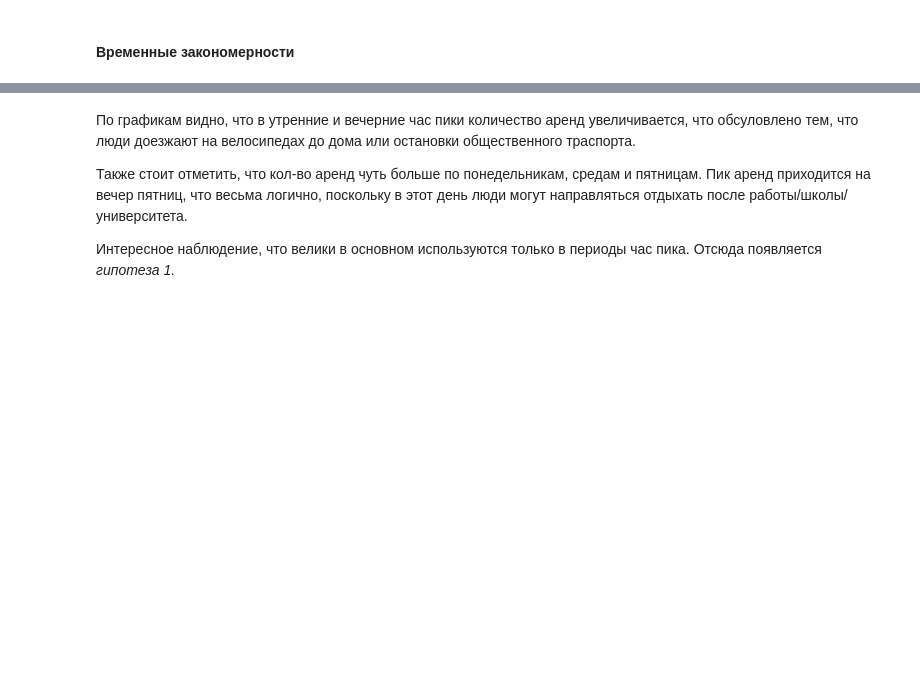
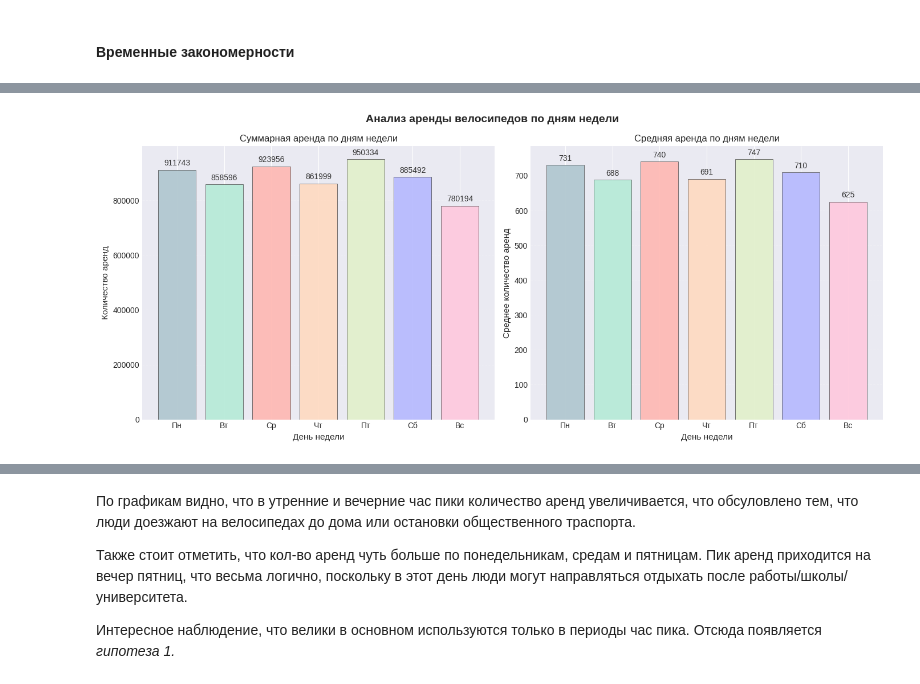
Before and after one commit to Elisavetasa/Statistics-in-Data-Analysis, a Jupyter notebook: Part 2/Равезд_анализ.ipynb, the cells around one changed output, grey strips where cells are left out. Cells and saved outputs as stored; diff of their text form; code cells hidden in the pictures; blank space fills up the shorter version.

```diff
--- a/Part 2/Равезд_анализ.ipynb
+++ b/Part 2/Равезд_анализ.ipynb
@@ -388,0 +479,71 @@ plt.show()
+# %%
+plt.figure(figsize=(14, 6))
+plt.suptitle('Анализ аренды велосипедов по дням недели', fontsize=14, fontweight='bold')
+
+
+df['Date_dt'] = pd.to_datetime(df['Date'], format='%d/%m/%Y')
+df['DayOfWeek'] = df['Date_dt'].dt.dayofweek
+
+weekday_labels = ['Пн', 'Вт', 'Ср', 'Чт', 'Пт', 'Сб', 'Вс']
+
+pastel_bar_colors = [
+    '#AEC6CF',
+    '#B5EAD7',
+    '#FFB7B2',
+    '#FFDAC1',
+    '#E2F0CB',
+    '#B5B8FF',
+    '#FFC8DD'
+]
+
+
+plt.subplot(1, 2, 1)
+
+weekday_count = []
+for day_num in range(7):
+    day_data = df[df['DayOfWeek'] == day_num]['Rented Bike Count']
+    count = day_data.sum()
+    weekday_count.append(count)
+
+x_positions = range(len(weekday_labels))
+bars = plt.bar(x_positions, weekday_count, color=pastel_bar_colors,
+               edgecolor='#333333', linewidth=0.5, alpha=0.9)
+
+for i, (value, color) in enumerate(zip(weekday_count, pastel_bar_colors)):
+    plt.text(i, value + max(weekday_count)*0.01, f'{value:.0f}',
+             ha='center', va='bottom', fontsize=10, fontweight='medium',
+             color='#333333')
+
+plt.xlabel('День недели', fontsize=11)
+plt.ylabel('Количество аренд', fontsize=11)
+plt.title('Суммарная аренда по дням недели', fontsize=12)
+plt.xticks(x_positions, weekday_labels)
+plt.grid(True, alpha=0.2, linestyle='--', axis='y')
+
+plt.subplot(1, 2, 2)
+
+weekday_avg = []
+for day_num in range(7):
+    day_data = df[df['DayOfWeek'] == day_num]['Rented Bike Count']
+    avg = day_data.mean()
+    weekday_avg.append(avg)
+
+x_positions = range(len(weekday_labels))
+bars = plt.bar(x_positions, weekday_avg, color=pastel_bar_colors,
+               edgecolor='#333333', linewidth=0.5, alpha=0.9)
+
+for i, (value, color) in enumerate(zip(weekday_avg, pastel_bar_colors)):
+    plt.text(i, value + max(weekday_avg)*0.01, f'{round(value)}',
+             ha='center', va='bottom', fontsize=10, fontweight='medium',
+             color='#333333')
+
+plt.xlabel('День недели', fontsize=11)
+plt.ylabel('Среднее количество аренд', fontsize=11)
+plt.title('Средняя аренда по дням недели', fontsize=12)
+plt.xticks(x_positions, weekday_labels)
+plt.grid(True, alpha=0.2, linestyle='--', axis='y')
+
+plt.tight_layout()
+plt.show()
+# %% [output]
+[figure, added]
```
Also changed, not shown: parts of 10 cells of this notebook.
